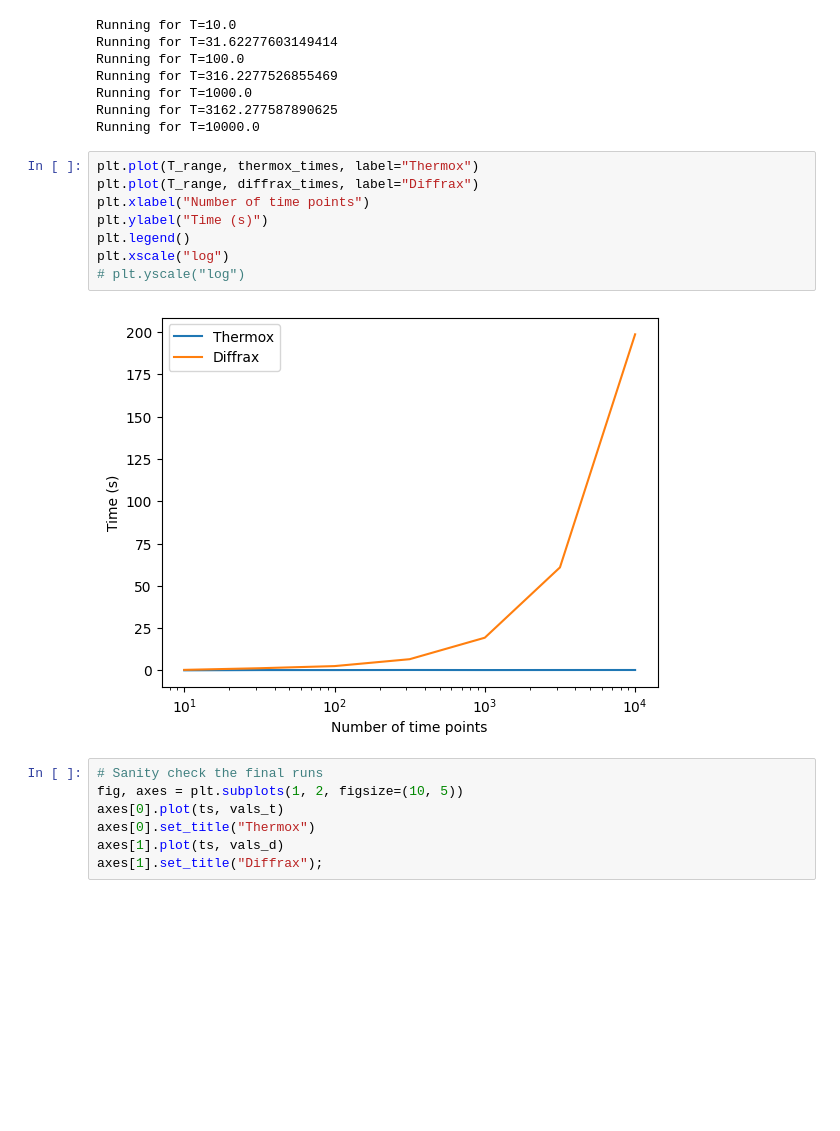
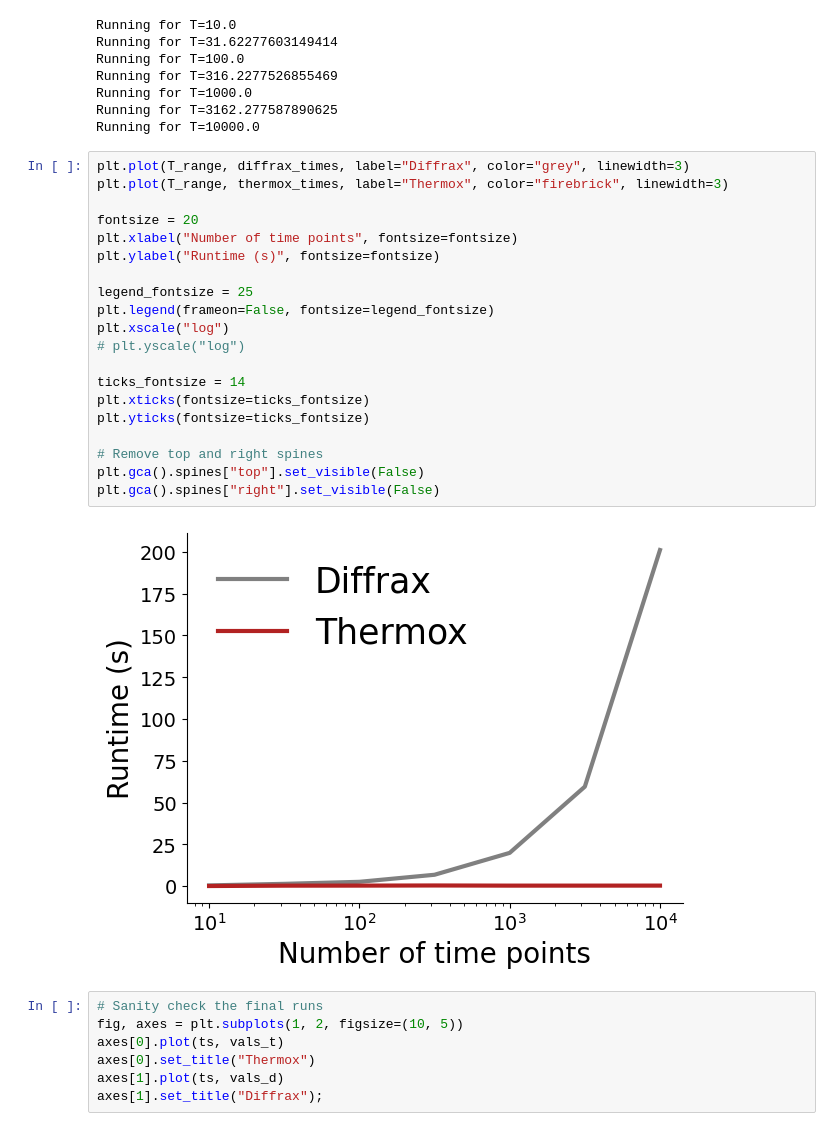
Before and after one commit to normal-computing/thermox, a Jupyter notebook: examples/diffrax_comparison.ipynb, the cells around one changed output. Saved outputs shown, nothing was run; the diff lists cells and outputs as text; blank space fills up the shorter version.

```diff
--- a/examples/diffrax_comparison.ipynb
+++ b/examples/diffrax_comparison.ipynb
@@ -109,16 +109,28 @@ Running for T=316.2277526855469
 Running for T=1000.0
 Running for T=3162.277587890625
 Running for T=10000.0
-# %%
-plt.plot(T_range, thermox_times, label="Thermox")
-plt.plot(T_range, diffrax_times, label="Diffrax")
-plt.xlabel("Number of time points")
-plt.ylabel("Time (s)")
-plt.legend()
-plt.xscale("log")
-# plt.yscale("log")
-# %% [output]
-[figure, removed]
+# %%
+plt.plot(T_range, diffrax_times, label="Diffrax", color="grey", linewidth=3)
+plt.plot(T_range, thermox_times, label="Thermox", color="firebrick", linewidth=3)
+
+fontsize = 20
+plt.xlabel("Number of time points", fontsize=fontsize)
+plt.ylabel("Runtime (s)", fontsize=fontsize)
+
+legend_fontsize = 25
+plt.legend(frameon=False, fontsize=legend_fontsize)
+plt.xscale("log")
+# plt.yscale("log")
+
+ticks_fontsize = 14
+plt.xticks(fontsize=ticks_fontsize)
+plt.yticks(fontsize=ticks_fontsize)
+
+# Remove top and right spines
+plt.gca().spines["top"].set_visible(False)
+plt.gca().spines["right"].set_visible(False)
+# %% [output]
+[figure, added]
 # %%
 # Sanity check the final runs
 fig, axes = plt.subplots(1, 2, figsize=(10, 5))
```
